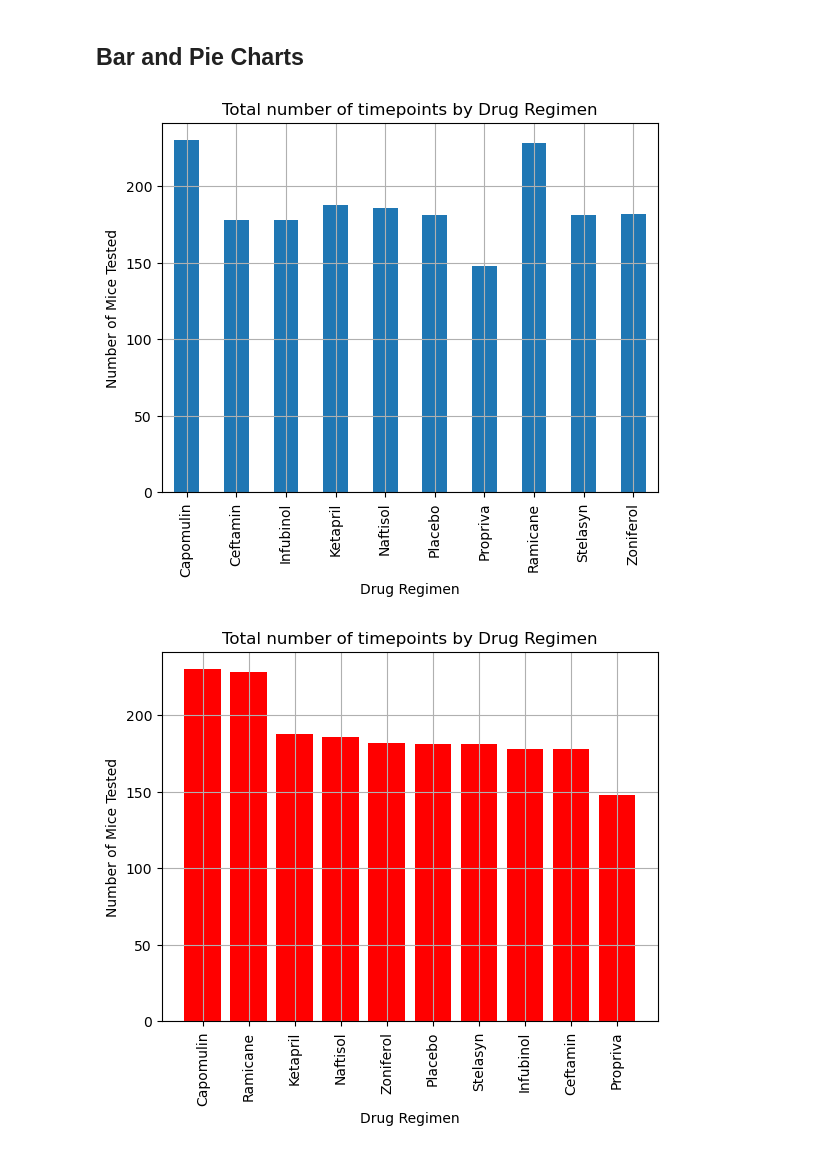
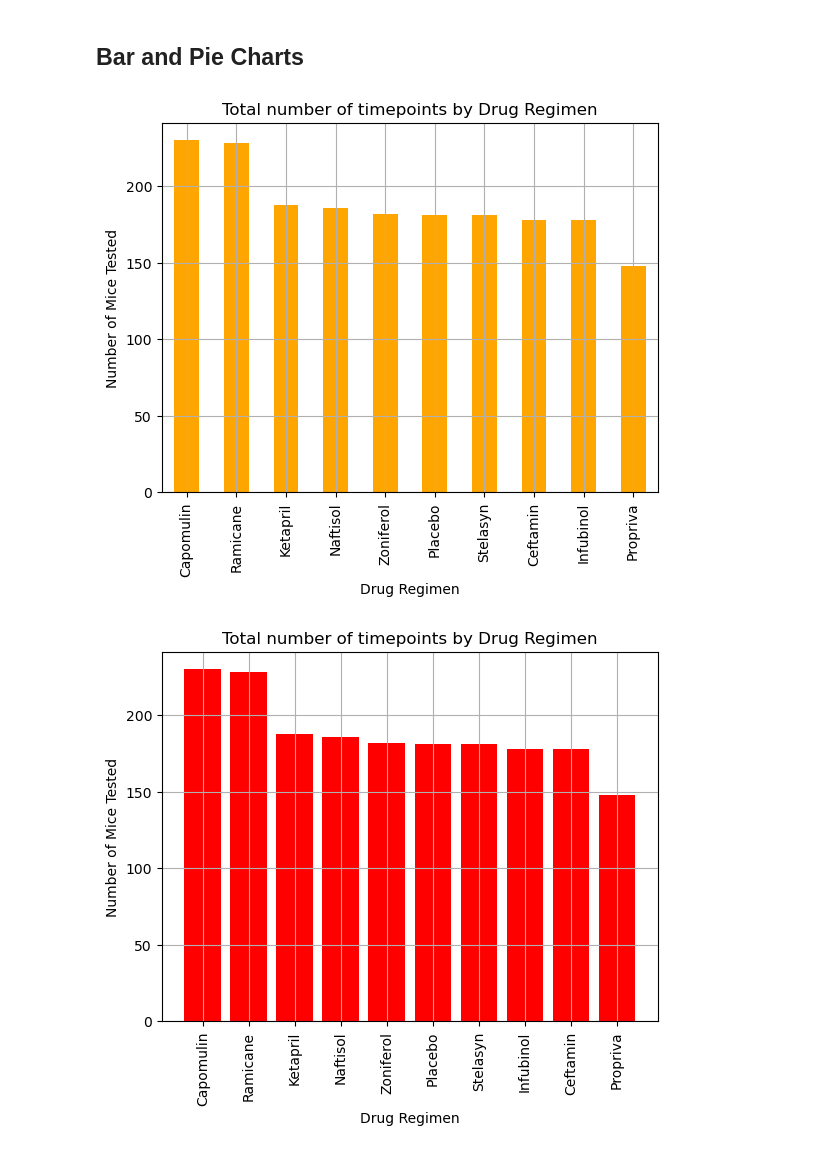
Before and after one commit to djthapa22/Pymaceutical, a Jupyter notebook: Code/Pymacueticals.ipynb, the cells around one changed output. Drawn from its saved outputs; the diff is of its cells as text; code cells hidden in the pictures.

```diff
--- a/Code/Pymacueticals.ipynb
+++ b/Code/Pymacueticals.ipynb
@@ -135,16 +137,16 @@ summary_2
 # %%
 # Generate a bar plot showing the total number of timepoints for all mice tested for each drug regimen using Pandas.
 Regimen= cleaned.groupby("Drug Regimen")
 
-timepoints = Regimen["Timepoint"].count()
+timepoints = Regimen["Timepoint"].count().sort_values(ascending=False)
 
-chart= timepoints.plot(kind='bar',title= "Total number of timepoints by Drug Regimen")
+chart= timepoints.plot(kind='bar',title= "Total number of timepoints by Drug Regimen",color='orange')
 plt.ylabel("Number of Mice Tested")
 plt.tight_layout
 plt.grid()
 plt.show()
 # %% [output]
-[figure, old version]
+[figure, new version]
 # %%
 # Generate a bar plot showing the total number of timepoints for all mice tested for each drug regimen using pyplot.
 m_count = cleaned["Drug Regimen"].value_counts()
```
Also changed, not shown: parts of 3 cells of this notebook.
